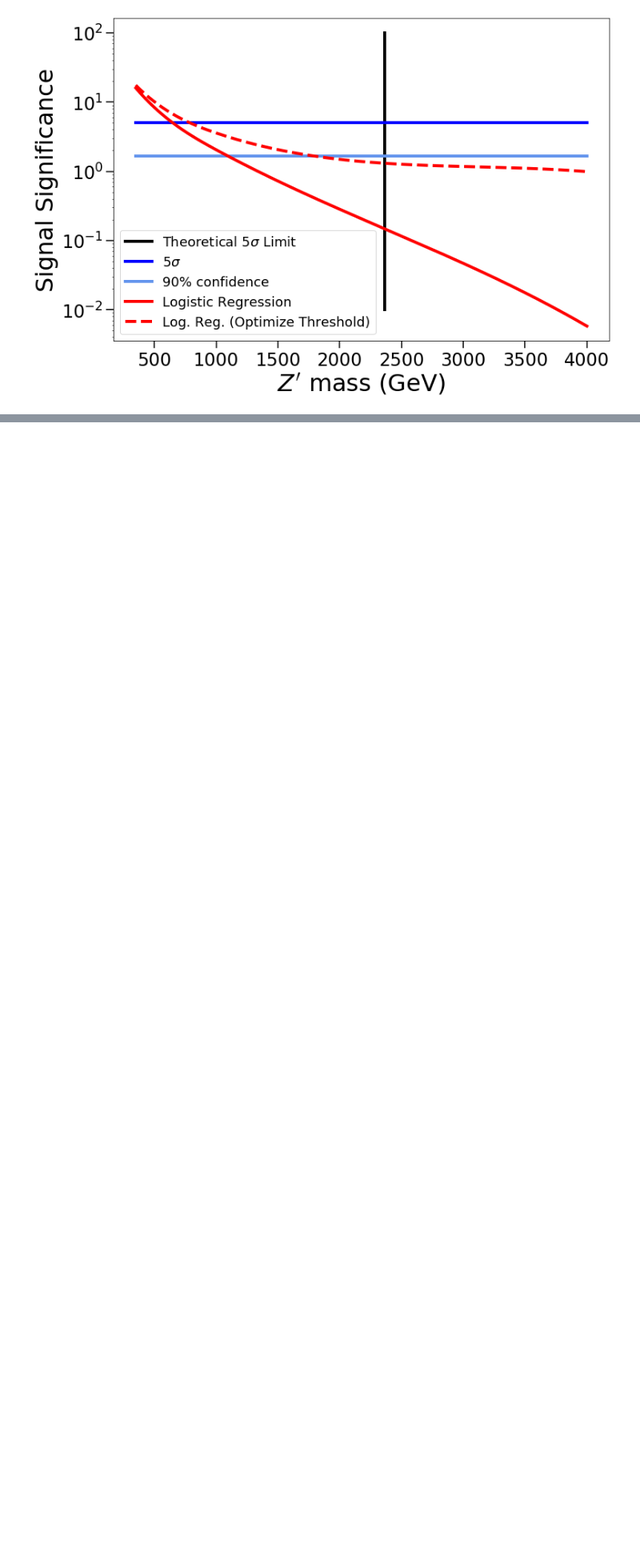
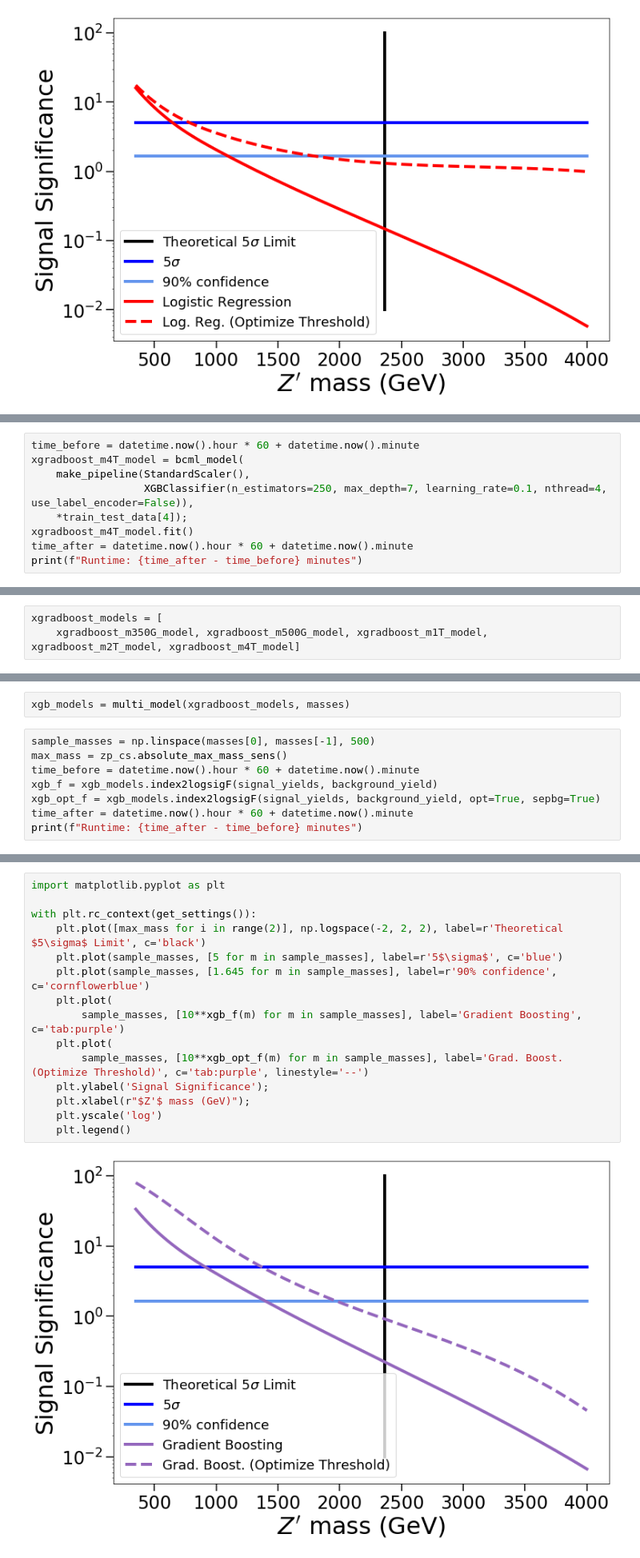
Before and after one commit to sheride/bcml4pheno, a Jupyter notebook: full_example.ipynb, the cells around one changed output, grey strips where cells are left out. Shown: that part at 80% size. Cells and saved outputs as stored; diff of their text form; blank space fills up the shorter version.

```diff
--- a/full_example.ipynb
+++ b/full_example.ipynb
@@ -190,0 +420,9 @@ with plt.rc_context(get_settings()):
+# %%
+time_before = datetime.now().hour * 60 + datetime.now().minute
+xgradboost_m4T_model = bcml_model(
+    make_pipeline(StandardScaler(),
+                  XGBClassifier(n_estimators=250, max_depth=7, learning_rate=0.1, nthread=4, use_label_encoder=False)),
+    *train_test_data[4]);
+xgradboost_m4T_model.fit()
+time_after = datetime.now().hour * 60 + datetime.now().minute
+print(f"Runtime: {time_after - time_before} minutes")
@@ -190,0 +434,3 @@ with plt.rc_context(get_settings()):
+# %%
+xgradboost_models = [
+    xgradboost_m350G_model, xgradboost_m500G_model, xgradboost_m1T_model, xgradboost_m2T_model, xgradboost_m4T_model]
@@ -190,0 +483,10 @@ with plt.rc_context(get_settings()):
+# %%
+xgb_models = multi_model(xgradboost_models, masses)
+# %%
+sample_masses = np.linspace(masses[0], masses[-1], 500)
+max_mass = zp_cs.absolute_max_mass_sens()
+time_before = datetime.now().hour * 60 + datetime.now().minute
+xgb_f = xgb_models.index2logsigF(signal_yields, background_yield)
+xgb_opt_f = xgb_models.index2logsigF(signal_yields, background_yield, opt=True, sepbg=True)
+time_after = datetime.now().hour * 60 + datetime.now().minute
+print(f"Runtime: {time_after - time_before} minutes")
@@ -190,0 +495,17 @@ with plt.rc_context(get_settings()):
+# %%
+import matplotlib.pyplot as plt
+
+with plt.rc_context(get_settings()):
+    plt.plot([max_mass for i in range(2)], np.logspace(-2, 2, 2), label=r'Theoretical $5\sigma$ Limit', c='black')
+    plt.plot(sample_masses, [5 for m in sample_masses], label=r'5$\sigma$', c='blue')
+    plt.plot(sample_masses, [1.645 for m in sample_masses], label=r'90% confidence', c='cornflowerblue')
+    plt.plot(
+        sample_masses, [10**xgb_f(m) for m in sample_masses], label='Gradient Boosting', c='tab:purple')
+    plt.plot(
+        sample_masses, [10**xgb_opt_f(m) for m in sample_masses], label='Grad. Boost. (Optimize Threshold)', c='tab:purple', linestyle='--')
+    plt.ylabel('Signal Significance');
+    plt.xlabel(r"$Z'$ mass (GeV)");
+    plt.yscale('log')
+    plt.legend()
+# %% [output]
+[figure, added]
```
Also changed, not shown: parts of 53 cells of this notebook, 7 other files.
